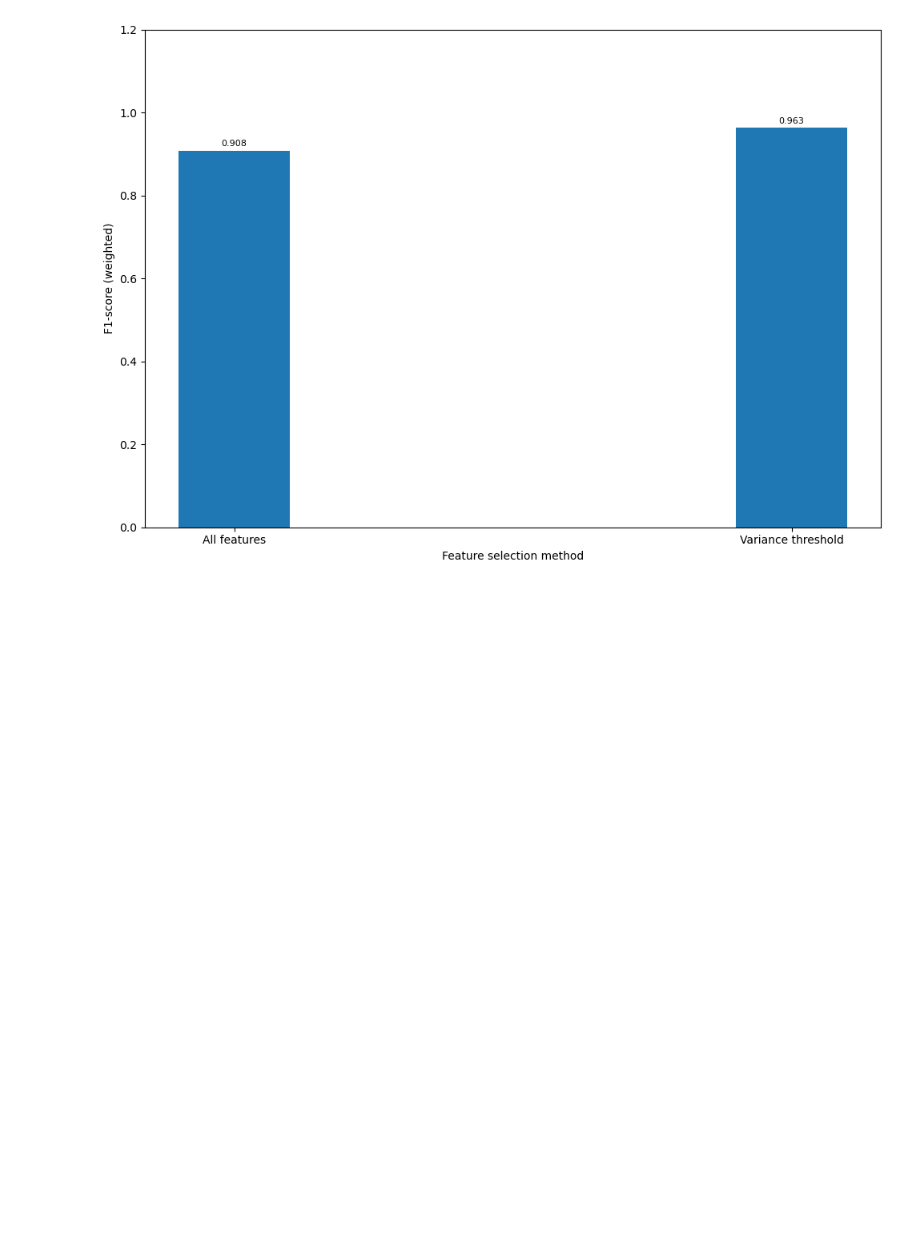
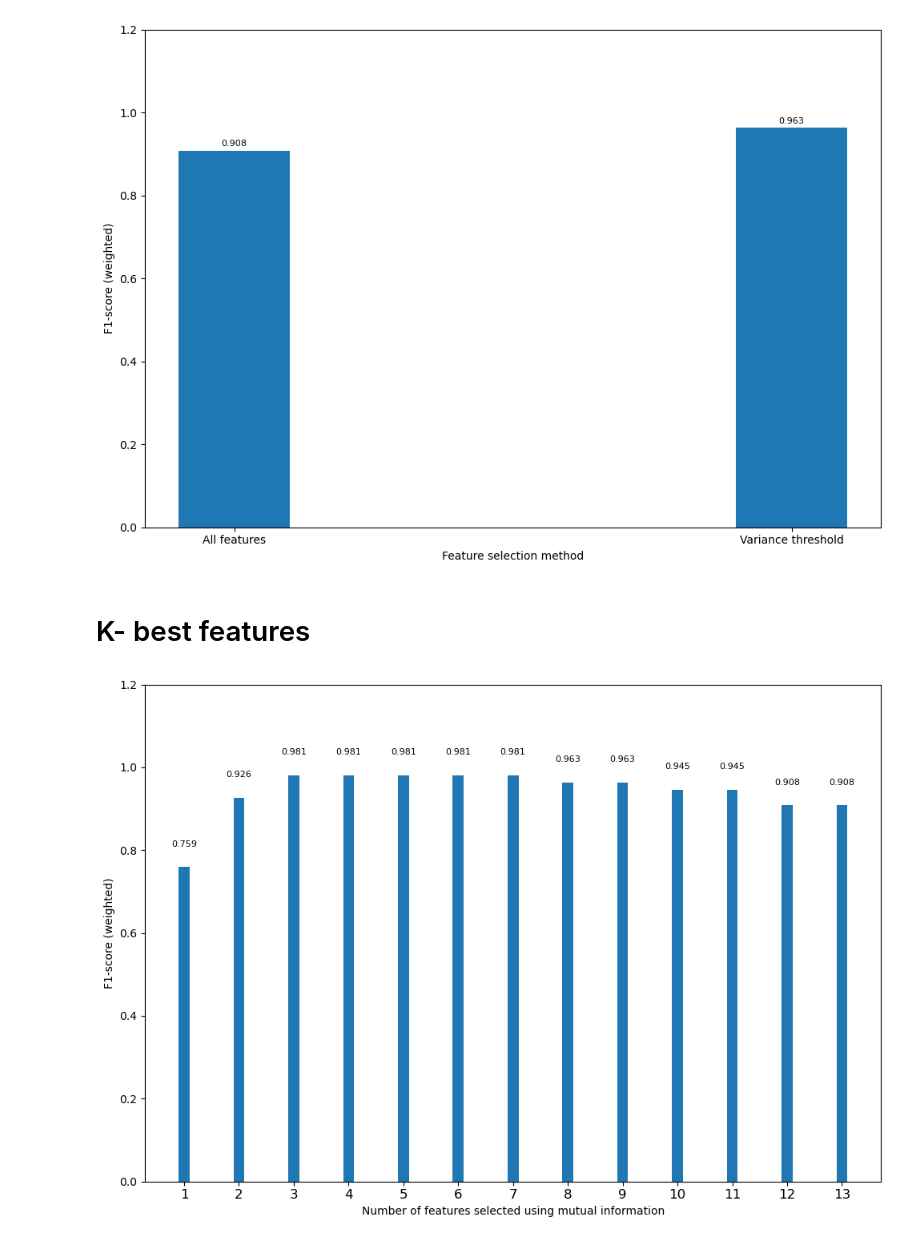
Before and after one commit to Malinda1/feature_selection, a Jupyter notebook: feature_selection.ipynb, the cells around one changed output. Drawn from its saved outputs; the diff is of its cells as text; code cells hidden in the pictures; blank space fills up the shorter version.

Commit message:
Select features using k- best feature method

```diff
--- a/feature_selection.ipynb
+++ b/feature_selection.ipynb
@@ -193,3 +193,46 @@ for index, value in enumerate(y):
 plt.tight_layout()
 # %% [output]
 [figure]
+# %% [markdown]
+# K- best features
+# %%
+X_train_v2, X_test_v2, y_train_v2, y_test_v2 = X_train.copy(), X_test.copy(), y_train.copy(), y_test.copy()
+# %%
+from sklearn.feature_selection import SelectKBest
+from sklearn.feature_selection import mutual_info_classif
+
+f1_score_list = []
+
+for k in range(1, 14):
+    selector = SelectKBest(mutual_info_classif, k = k)
+    selector.fit(X_train_v2, y_train_v2)
+
+    sel_X_train_v2 = selector.transform(X_train_v2)
+    sel_X_test_v2 = selector.transform(X_test_v2)
+
+    gbc.fit(sel_X_train_v2, y_train_v2)
+    kbest_preds = gbc.predict(sel_X_test_v2)
+
+    f1_score_kbest = round(f1_score(y_test_v2, kbest_preds, average = 'weighted'), 3)
+    f1_score_list.append(f1_score_kbest)
+# %%
+fig, ax = plt.subplots()
+
+x = np.arange(1, 14)
+y = f1_score_list
+
+ax.bar(x, y, width = 0.2)
+ax.set_xlabel('Number of features selected using mutual information')
+ax.set_ylabel('F1-score (weighted)')
+ax.set_ylim(0, 1.2)
+
+ax.set_xticks(np.arange(1, 14))
+ax.set_xticklabels(np.arange(1, 14), fontsize = 12)
+
+for i, v in enumerate(y):
+    plt.text(x= i+1, y = v+0.05, s = str(v), ha = 'center', fontsize = 8)
+
+
+plt.tight_layout()
+# %% [output]
+[figure, added]
```
Also changed, not shown: parts of 1 cell of this notebook.
